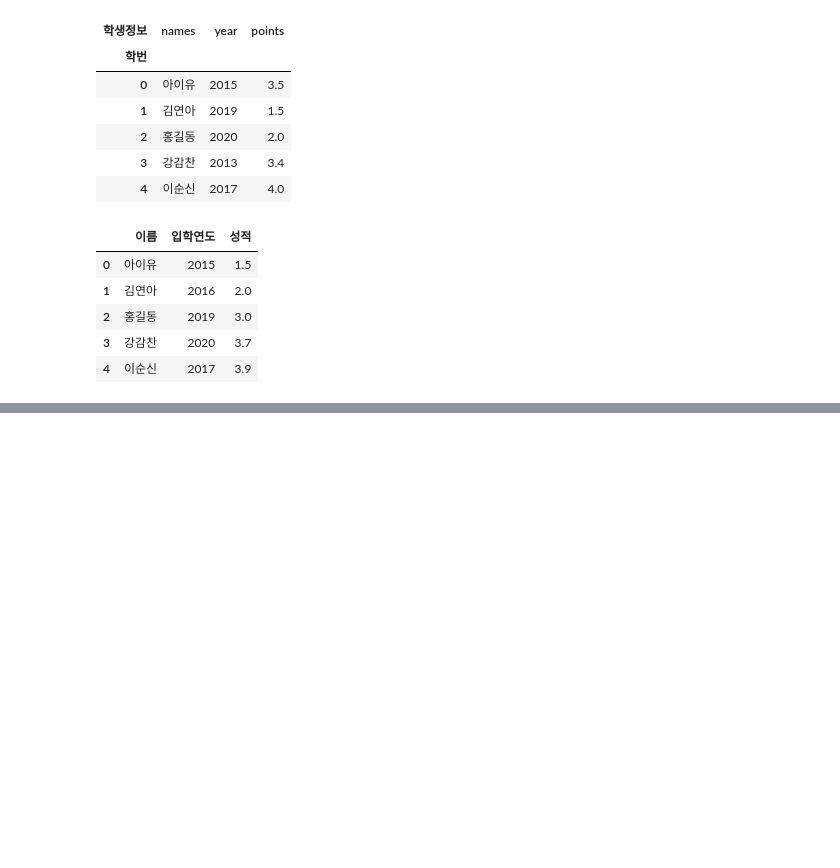
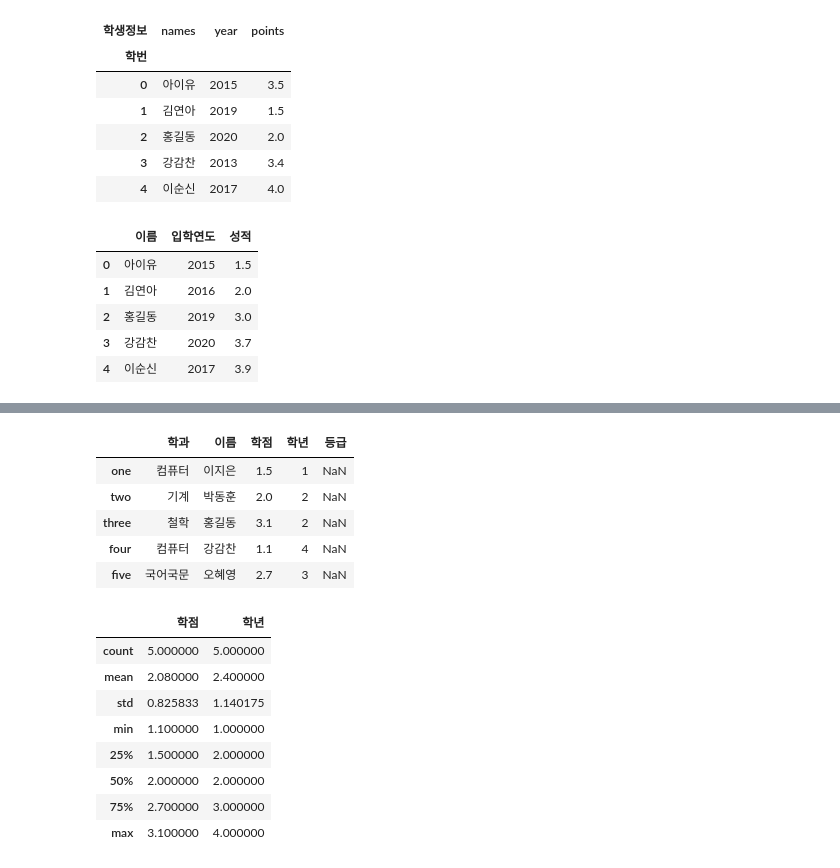
Before and after one commit to sehun4239/Data-analysis-Machine-Learning-Basic, a Jupyter notebook: 02.pandas.ipynb, the cells around one changed output, grey strips where cells are left out. Cells and saved outputs as stored; diff of their text form; code cells hidden in the pictures; blank space fills up the shorter version.

```diff
--- a/02.pandas.ipynb
+++ b/02.pandas.ipynb
@@ -422,0 +578,42 @@ display(df)
+# %%
+# pandas의 dataframe을 이런 방식으로 만들 수 있어요 !!
+# DataFrame에 대해서 조금만 더 알아보아요 !!
+
+import numpy as np
+import pandas as pd
+
+# dictiionary 하나 만들어요
+data = { '이름':['이지은', '박동훈', '홍길동', '강감찬', '오혜영'],
+       '학과':['컴퓨터', '기계', '철학', '컴퓨터', '국어국문'],
+       '학년':[1, 2, 2, 4, 3],
+       '학점':[1.5, 2.0, 3.1, 1.1, 2.7]}
+
+df = pd.DataFrame(data,
+                 columns=['학과','이름','학점','학년', '등급'],
+                 index=['one', 'two', 'three', 'four', 'five'])
+display(df)
+
+# DataFrame은 기본 분석함수를 제공해준다.
+# 기본 분석함수 => count, 평균, 표준편차, 최대, 최소, 사분위
+
+# DataFrame안에 있는 숫자 연산이 가능한 column에 한해서 기본 분석함수를 적용하여 리턴
+display(df.describe())
+
+
+# 여기까지가 DataFrrame 생성에 대한 이야기
+# %% [output]
+|  | 학과 | 이름 | 학점 | 학년 | 등급 |
+| one | 컴퓨터 | 이지은 | 1.5 | 1 | NaN |
+| two | 기계 | 박동훈 | 2.0 | 2 | NaN |
+| three | 철학 | 홍길동 | 3.1 | 2 | NaN |
+| four | 컴퓨터 | 강감찬 | 1.1 | 4 | NaN |
+| five | 국어국문 | 오혜영 | 2.7 | 3 | NaN |
+|  | 학점 | 학년 |
+| count | 5.000000 | 5.000000 |
+| mean | 2.080000 | 2.400000 |
+| std | 0.825833 | 1.140175 |
+| min | 1.100000 | 1.000000 |
+| 25% | 1.500000 | 2.000000 |
+| 50% | 2.000000 | 2.000000 |
+| 75% | 2.700000 | 3.000000 |
+| max | 3.100000 | 4.000000 |
```
Also changed, not shown: parts of 13 cells of this notebook, 2 other files.
